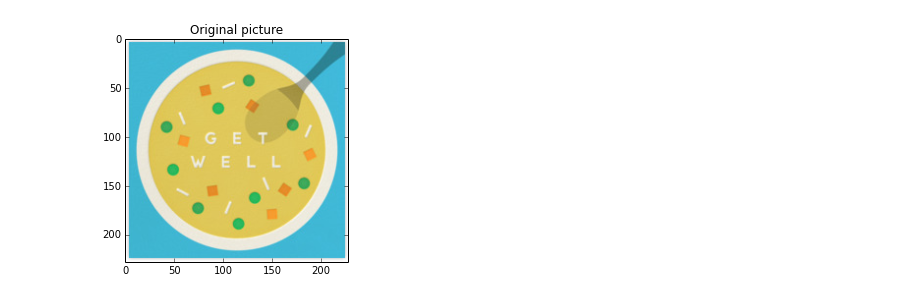
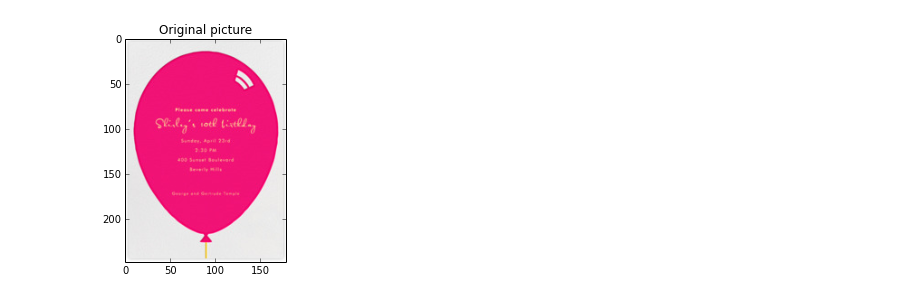
Before and after one commit to dinob0t/pp_class, a Jupyter notebook: color_histograms.ipynb, the cells around one changed output. Drawn from its saved outputs; the diff is of its cells as text; code cells hidden in the pictures.

```diff
--- a/color_histograms.ipynb
+++ b/color_histograms.ipynb
@@ -4,23 +4,23 @@ import numpy as np
 # %%
 import matplotlib.pyplot as plt
 
 from skimage import data, filter, color, exposure
 
 import skimage.io as io
 
 coll = io.ImageCollection('data/*.jpg')
 
 # Load picture, convert to grayscale and detect edges
-# 727, 742
-image_rgb = coll[727]
-
+# 727, 742,727
+image_rgb = coll[20]
+number_of_files = len(coll.files)
 # See the original picture
 fig1, (ax1) = plt.subplots(ncols=1, nrows=1, figsize=(8, 4))
 
 ax1.set_title('Original picture')
 ax1.imshow(image_rgb)
 ax1.hold
 plt.show()
 # %% [output]
-[figure, old version]
+[figure, new version]
 # %%
```
Also changed, not shown: parts of 14 cells of this notebook, 1 other file.
